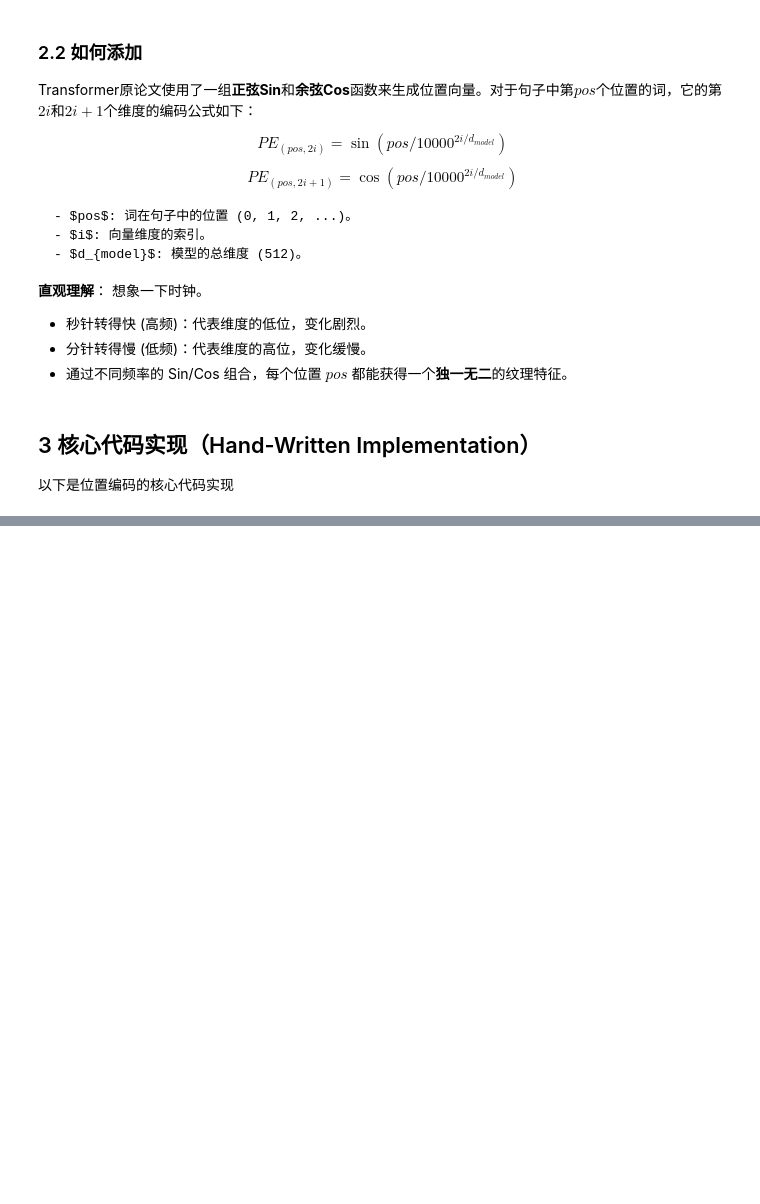
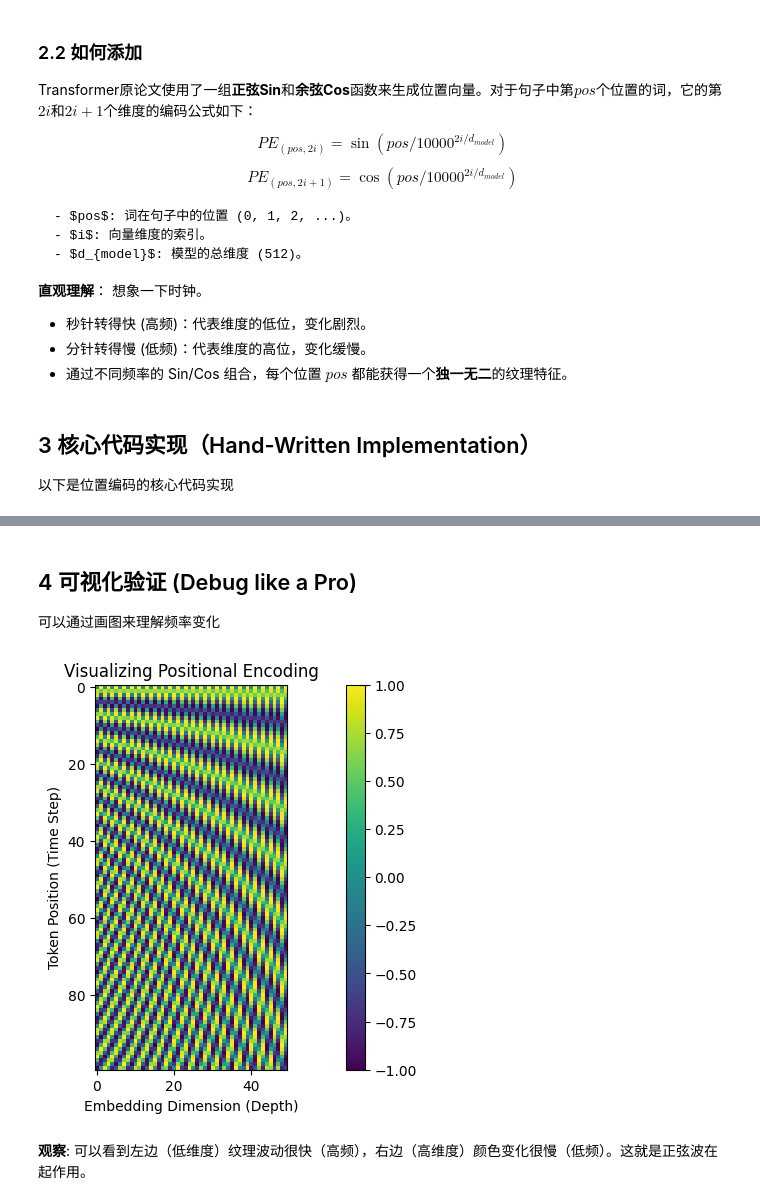
Before and after one commit to PeakVision0814/AI-Interview-Sprint, a Jupyter notebook: stage2/week5/S2W5D1_Positional_Encoding.ipynb, the cells around one changed output, grey strips where cells are left out. Drawn from its saved outputs; the diff is of its cells as text; code cells hidden in the pictures; blank space fills up the shorter version.

```diff
--- a/stage2/week5/S2W5D1_Positional_Encoding.ipynb
+++ b/stage2/week5/S2W5D1_Positional_Encoding.ipynb
@@ -125 +129,22 @@ AttributeError: 'super' object has no attribute 'init'
+# %% [markdown]
+## 4 可视化验证 (Debug like a Pro)
+
+可以通过画图来理解频率变化
+# %%
+import matplotlib.pyplot as plt
+
+plt.figure(figsize=(15,5))
+# 去除pe的第一个batch（因为它全是复制的），截取前100个位置，前50个维度
+pe_matrix = pe_layer.pe[0, :100, :50].numpy()
+
+plt.imshow(pe_matrix, cmap='viridis')
+plt.xlabel('Embedding Dimension (Depth)')
+plt.ylabel('Token Position (Time Step)')
+plt.colorbar()
+plt.title("Visualizing Positional Encoding")
+plt.show()
+# %% [output]
+[figure, added]
+# %% [markdown]
+**观察**: 可以看到左边（低维度）纹理波动很快（高频），右边（高维度）颜色变化很慢（低频）。这就是正弦波在起作用。
 # %% [markdown]
```
Also changed, not shown: parts of 4 cells of this notebook, 3 other files.
